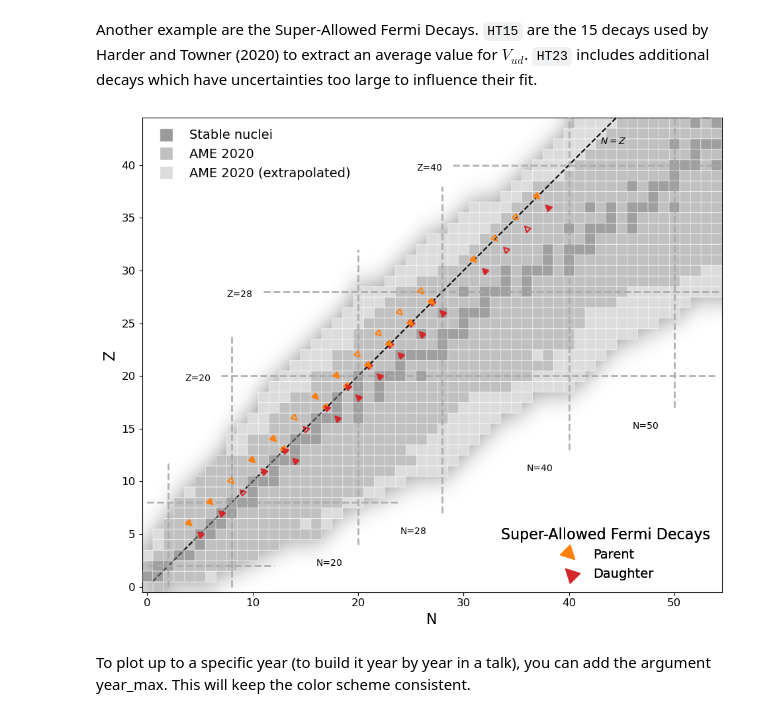
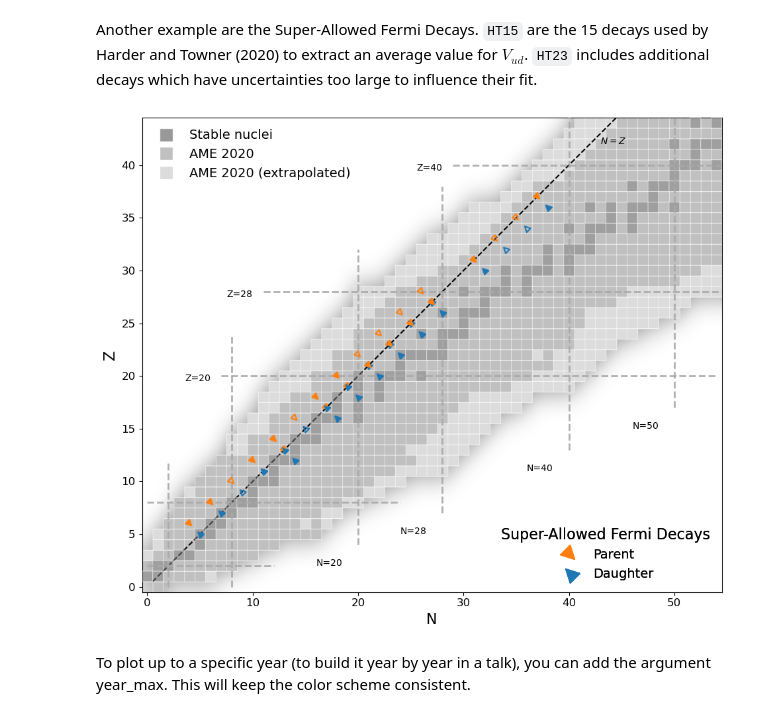
Before and after one commit to pgysbers/NuChart, a Jupyter notebook: examples/NuChartExample.ipynb, the cells around one changed output. Drawn from its saved outputs; the diff is of its cells as text; code cells hidden in the pictures.

```diff
--- a/examples/NuChartExample.ipynb
+++ b/examples/NuChartExample.ipynb
@@ -49,36 +49,36 @@ candidates_HT23_parent = candidates_HT15_parent + [(10,18), (16,30), (22,42), (2
 candidates_HT23_daught = candidates_HT15_daught + [(9,18), (15,30), (21,42), (23,46), (25,50), (27,54), (32,66), (34,70)]
 
 nc = NuChart(55, 45, figsize=(14, 8))
 nc.add_magic_numbers()
 
 N = Z = np.linspace(0.5,nc.ylim)
 nc.get_axis().plot(N,Z,'k--', label='$N=Z$')
 nc.get_axis().text(43,42,'$N=Z$')
 
 from matplotlib.markers import MarkerStyle
 
 mp = MarkerStyle(">", fillstyle='none')
 mp._transform.rotate_deg(-45)
 
 md = MarkerStyle("<", fillstyle='none')
 md._transform.rotate_deg(-45)
 nc.highlight_candidates(candidates_HT23_parent, marker=mp, color='tab:orange', legend=False)
-nc.highlight_candidates(candidates_HT23_daught, marker=md, color='tab:red', legend=False)
+nc.highlight_candidates(candidates_HT23_daught, marker=md, color='tab:blue', legend=False)
 
 mp = MarkerStyle(">")
 mp._transform.rotate_deg(-45)
 
 md = MarkerStyle("<")
 md._transform.rotate_deg(-45)
 
 nc.highlight_candidates(candidates_HT15_parent, marker=mp, color='tab:orange', label='Parent', legend=False)
-nc.highlight_candidates(candidates_HT15_daught, marker=md, color='tab:red', label='Daughter', legend=False)
+nc.highlight_candidates(candidates_HT15_daught, marker=md, color='tab:blue', label='Daughter', legend=False)
 
 nc.add_candidate_legend(title='Super-Allowed Fermi Decays', loc='lower right')
 
 nc.savefig('NuChart_SuperAllowedFermi.pdf')
 # %% [output]
-[figure, old version]
+[figure, new version]
 # %% [markdown]
 To plot up to a specific year (to build it year by year in a talk), you can add the argument year_max. This will keep the color scheme consistent.
 # %%
```
